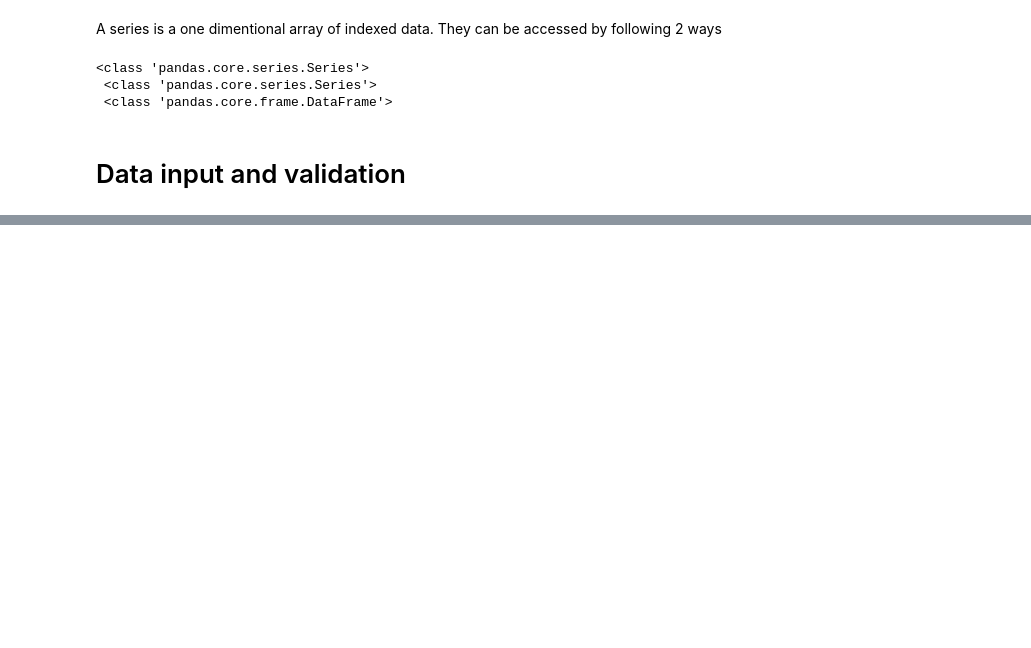
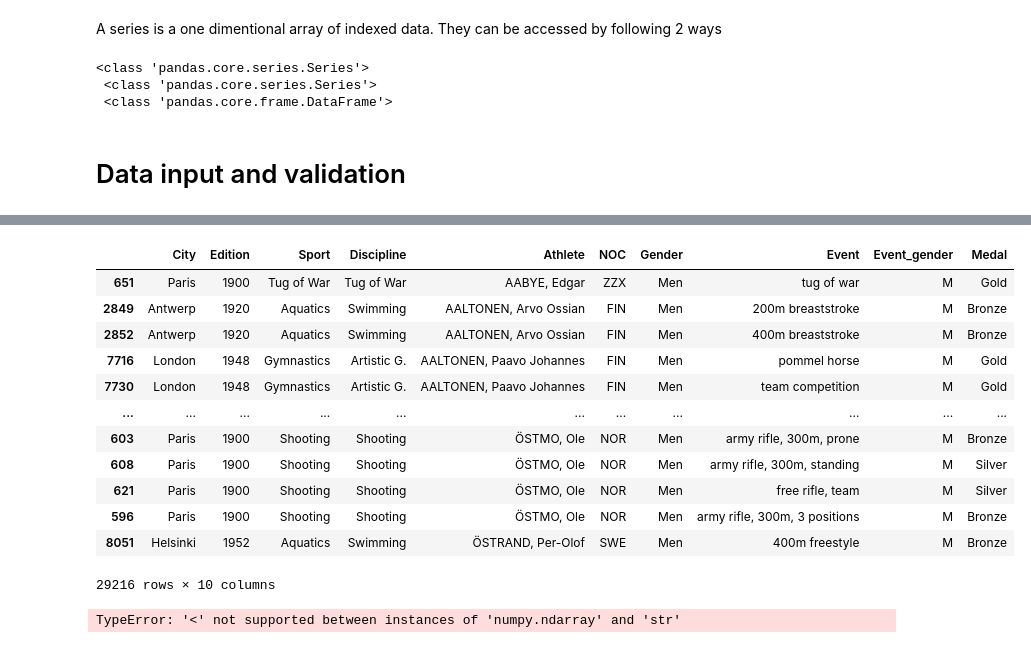
Before and after one commit to hudson55/Data_science, a Jupyter notebook: Panda_basic.ipynb, the cells around one changed output, grey strips where cells are left out. Cells and saved outputs as stored; diff of their text form; code cells hidden in the pictures; blank space fills up the shorter version.

```diff
--- a/Panda_basic.ipynb
+++ b/Panda_basic.ipynb
@@ -53,0 +191,20 @@ print(type(a),"\n",type(b),"\n", type(c)) # to see the type, notice when calling
+# %%
+df1.sort_values(by = 'Athlete')
+# %% [output]
+|  | City | Edition | Sport | Discipline | Athlete | NOC | Gender | Event | Event_gender | Medal |
+| 651 | Paris | 1900 | Tug of War | Tug of War | AABYE, Edgar | ZZX | Men | tug of war | M | Gold |
+| 2849 | Antwerp | 1920 | Aquatics | Swimming | AALTONEN, Arvo Ossian | FIN | Men | 200m breaststroke | M | Bronze |
+| 2852 | Antwerp | 1920 | Aquatics | Swimming | AALTONEN, Arvo Ossian | FIN | Men | 400m breaststroke | M | Bronze |
+| 7716 | London | 1948 | Gymnastics | Artistic G. | AALTONEN, Paavo Johannes | FIN | Men | pommel horse | M | Gold |
+| 7730 | London | 1948 | Gymnastics | Artistic G. | AALTONEN, Paavo Johannes | FIN | Men | team competition | M | Gold |
+| ... | ... | ... | ... | ... | ... | ... | ... | ... | ... | ... |
+| 603 | Paris | 1900 | Shooting | Shooting | ÖSTMO, Ole | NOR | Men | army rifle, 300m, prone | M | Bronze |
+| 608 | Paris | 1900 | Shooting | Shooting | ÖSTMO, Ole | NOR | Men | army rifle, 300m, standing | M | Silver |
+| 621 | Paris | 1900 | Shooting | Shooting | ÖSTMO, Ole | NOR | Men | free rifle, team | M | Silver |
+| 596 | Paris | 1900 | Shooting | Shooting | ÖSTMO, Ole | NOR | Men | army rifle, 300m, 3 positions | M | Bronze |
+| 8051 | Helsinki | 1952 | Aquatics | Swimming | ÖSTRAND, Per-Olof | SWE | Men | 400m freestyle | M | Bronze |
+29216 rows × 10 columns
+# %%
+df1.sort_values(by = [1], axis = 1)
+# %% [output]
+TypeError: '<' not supported between instances of 'numpy.ndarray' and 'str'
```
Also changed, not shown: parts of 18 cells of this notebook.
